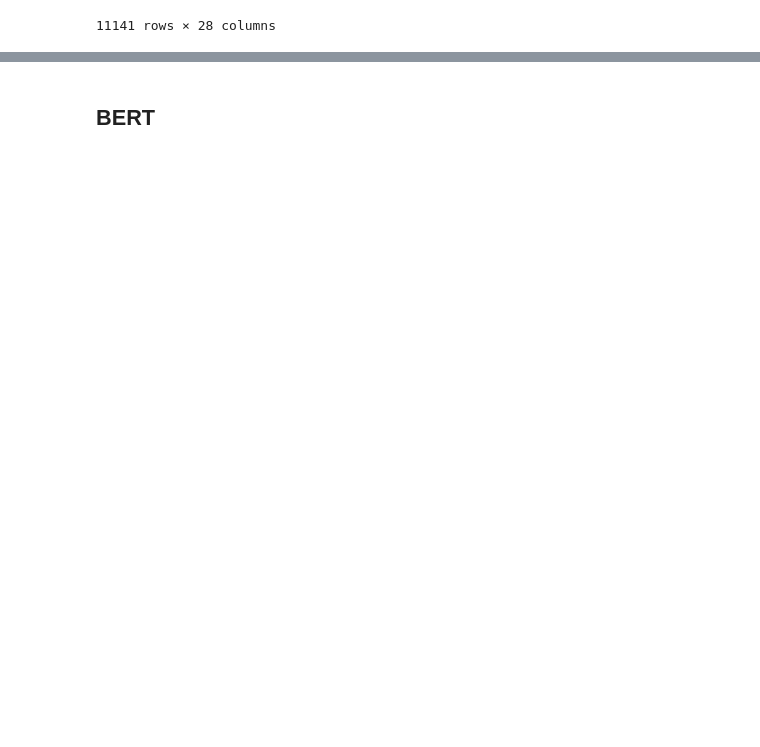
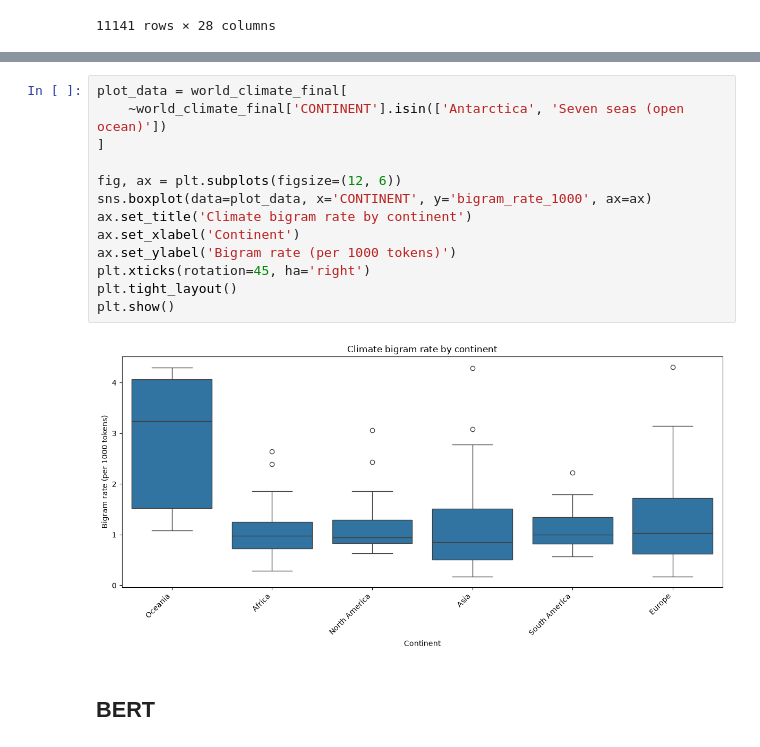
Before and after one commit to jacobgroot/FDS, a Jupyter notebook: speech_exploratory.ipynb, the cells around one changed output, grey strips where cells are left out. Cells and saved outputs as stored; diff of their text form; blank space fills up the shorter version.

```diff
--- a/speech_exploratory.ipynb
+++ b/speech_exploratory.ipynb
@@ -616,2 +664,17 @@ df_bigram_frequency
+# %%
+plot_data = world_climate_final[
+    ~world_climate_final['CONTINENT'].isin(['Antarctica', 'Seven seas (open ocean)'])
+]
+
+fig, ax = plt.subplots(figsize=(12, 6))
+sns.boxplot(data=plot_data, x='CONTINENT', y='bigram_rate_1000', ax=ax)
+ax.set_title('Climate bigram rate by continent')
+ax.set_xlabel('Continent')
+ax.set_ylabel('Bigram rate (per 1000 tokens)')
+plt.xticks(rotation=45, ha='right')
+plt.tight_layout()
+plt.show()
+# %% [output]
+[figure, added]
 # %% [markdown]
 ## BERT
```
Also changed, not shown: parts of 15 cells of this notebook, 4 other files.
